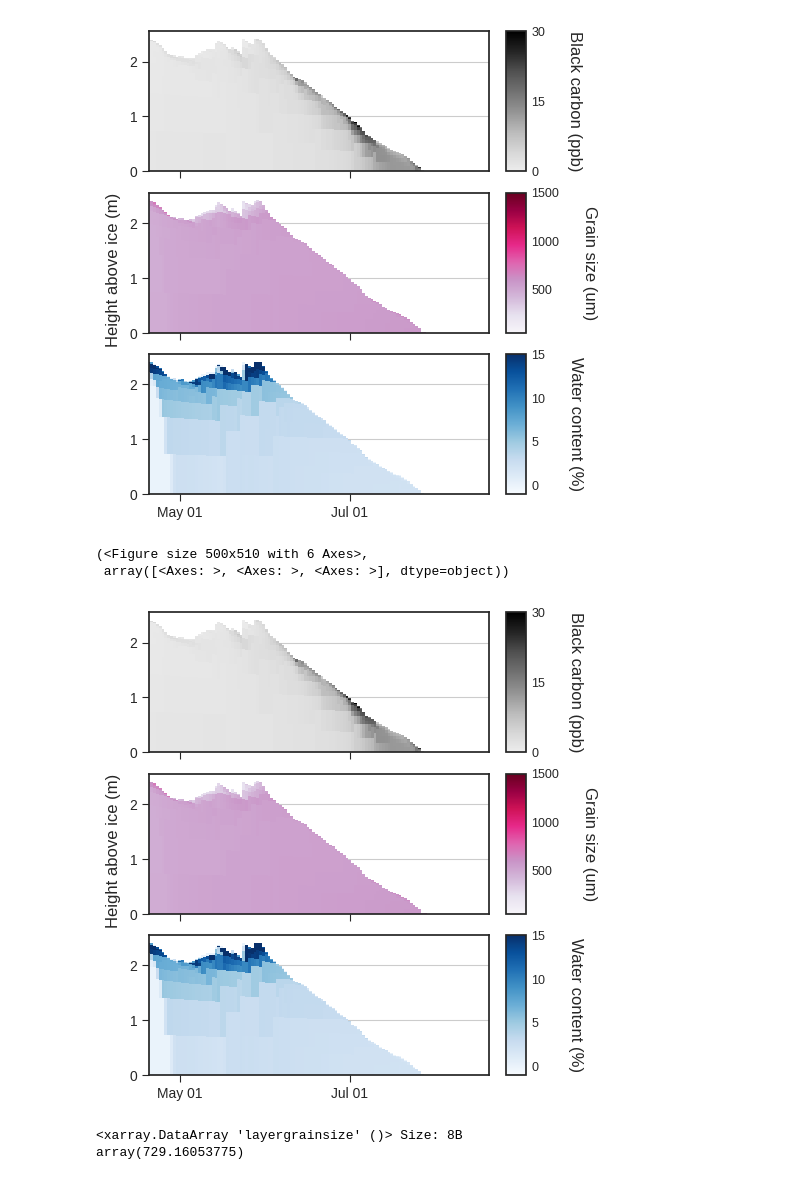
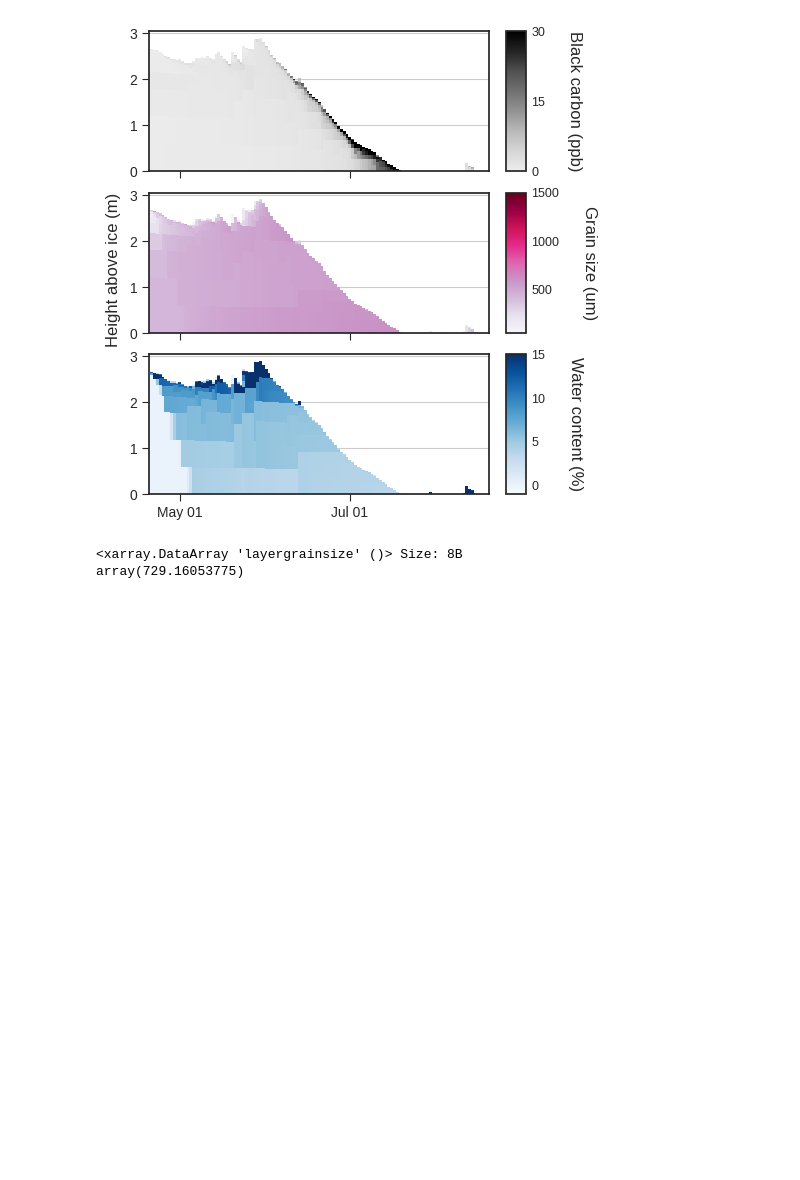
Before and after one commit to clairevwilson/PEBSI, a Jupyter notebook: compare_rs_albedo.ipynb, the cells around one changed output. Drawn from its saved outputs; the diff is of its cells as text; code cells hidden in the pictures; blank space fills up the shorter version.

```diff
--- a/compare_rs_albedo.ipynb
+++ b/compare_rs_albedo.ipynb
@@ -16,16 +17,14 @@ colors = ['#63c4c7','#fcc02e','#4D559C','#60C252','#BF1F6A',
 # %%
 dates = pd.date_range('2024-04-20','2024-08-20')
 
-ds_good = xr.open_dataset('../Output/gulkanaB_2025_12_04_1.nc')
+# ds_good = xr.open_dataset('../Output/gulkanaB_2025_12_04_1.nc')
+ds = xr.open_dataset('../Output/gulkanaB_2025_12_08_0.nc')
 visualize_layers(ds, dates, ['layerBC','layergrainsize','layerwater'])
 plt.show()
-ds = xr.open_dataset('/trace/group/rounce/cvwilson/Output/gulkanaB_2025_12_04_base_long_0.nc')
-visualize_layers(ds, dates, ['layerBC','layergrainsize','layerwater'])
+# ds = xr.open_dataset('/trace/group/rounce/cvwilson/Output/gulkanaB_2025_12_04_base_long_0.nc')
+# visualize_layers(ds, dates, ['layerBC','layergrainsize','layerwater'])
 # %% [output]
-[figure, old version]
+[figure, new version]
-(<Figure size 500x510 with 6 Axes>,
- array([<Axes: >, <Axes: >, <Axes: >], dtype=object))
-[figure, removed]
 # %%
 ds = xr.open_dataset('../Output/gulkanaB_2025_12_04_1.nc')
 snow_grains = ds['layergrainsize'].where(ds['layertype'] == 0)
```
Also changed, not shown: parts of 10 cells of this notebook, 1 other file.
